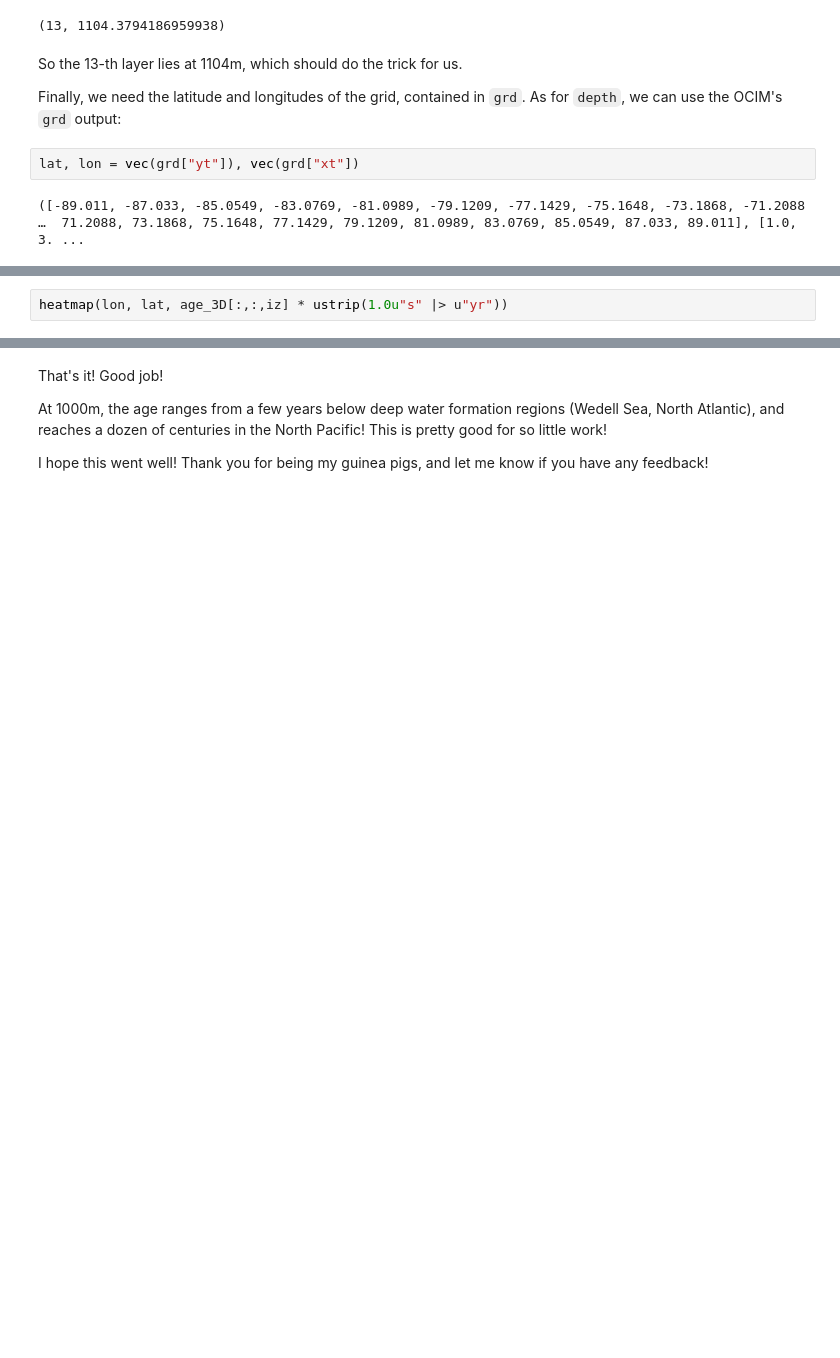
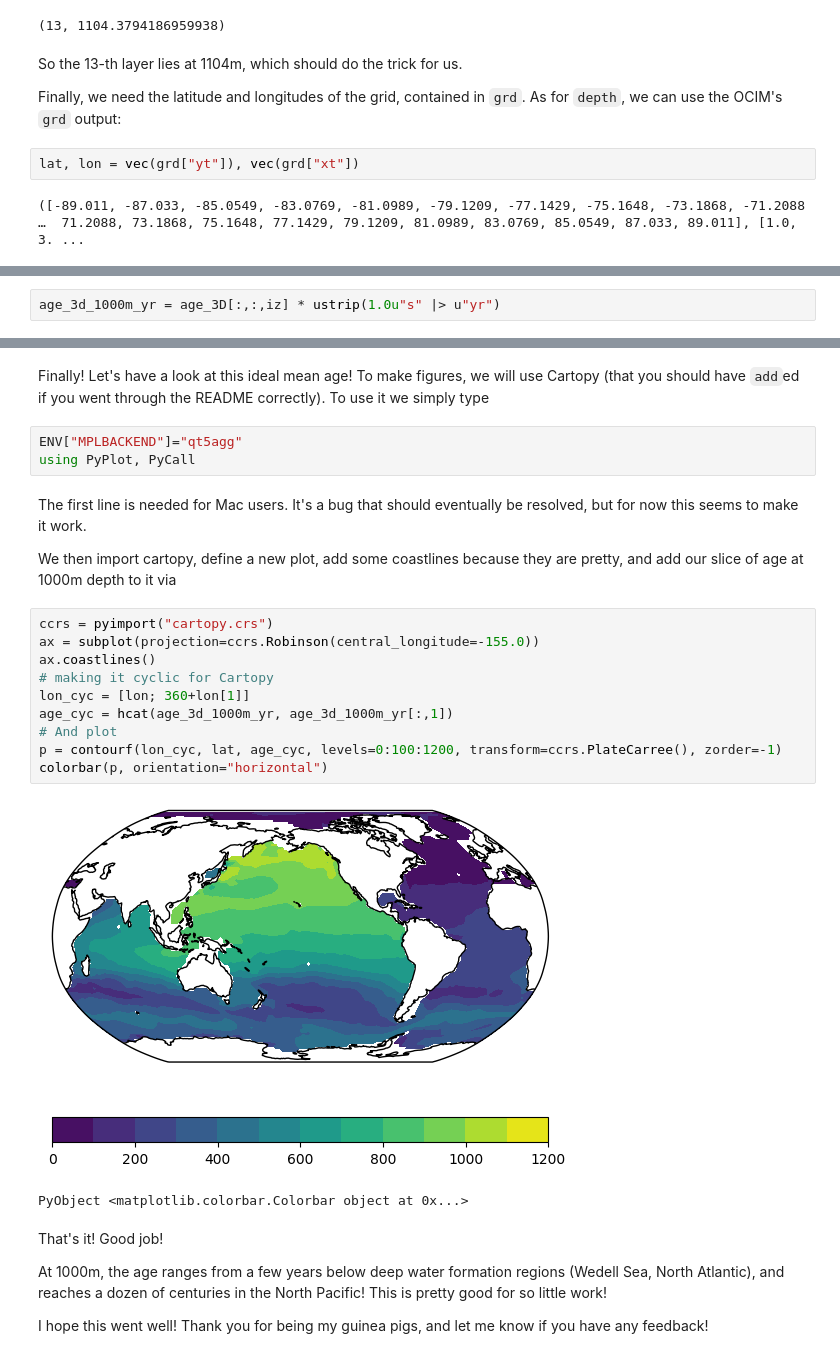
Before and after one commit to briochemc/AIBECS_demo, a Jupyter notebook: AIBECS_demo_age.ipynb, the cells around one changed output, grey strips where cells are left out. Cells and saved outputs as stored; diff of their text form; blank space fills up the shorter version.

Commit message:
Added Cartopy plot!

```diff
--- a/AIBECS_demo_age.ipynb
+++ b/AIBECS_demo_age.ipynb
@@ -430,2 +400,2 @@ For that, we just use the `heatmap` function.
 # %%
-heatmap(lon, lat, age_3D[:,:,iz] * ustrip(1.0u"s" |> u"yr"))
+age_3d_1000m_yr = age_3D[:,:,iz] * ustrip(1.0u"s" |> u"yr")
@@ -432,3 +420,27 @@ heatmap(lon, lat, age_3D[:,:,iz] * ustrip(1.0u"s" |> u"yr"))
+# %% [markdown]
+Finally! Let's have a look at this ideal mean age!
+To make figures, we will use Cartopy (that you should have `add`ed if you went through the README correctly).
+To use it we simply type
+# %%
+ENV["MPLBACKEND"]="qt5agg"
+using PyPlot, PyCall
+# %% [markdown]
+The first line is needed for Mac users. It's a bug that should eventually be resolved, but for now this seems to make it work.
+
+We then import cartopy, define a new plot, add some coastlines because they are pretty, and add our slice of age at 1000m depth to it via
+# %%
+ccrs = pyimport("cartopy.crs")
+ax = subplot(projection=ccrs.Robinson(central_longitude=-155.0))
+ax.coastlines()
+# making it cyclic for Cartopy
+lon_cyc = [lon; 360+lon[1]]
+age_cyc = hcat(age_3d_1000m_yr, age_3d_1000m_yr[:,1])
+# And plot
+p = contourf(lon_cyc, lat, age_cyc, levels=0:100:1200, transform=ccrs.PlateCarree(), zorder=-1)
+colorbar(p, orientation="horizontal")
+# %% [output]
+[figure, added]
+PyObject <matplotlib.colorbar.Colorbar object at 0x...>
 # %% [markdown]
 That's it!
 Good job!
```
Also changed, not shown: parts of 9 cells of this notebook, 1 other file.
